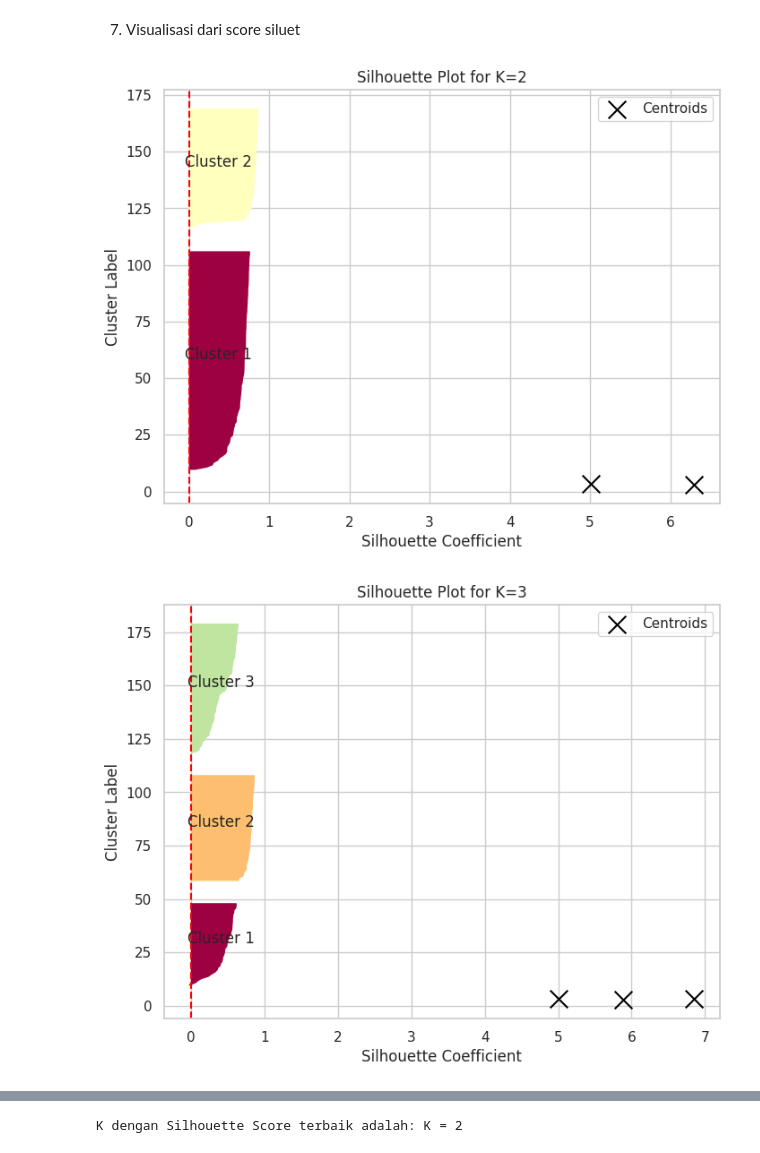
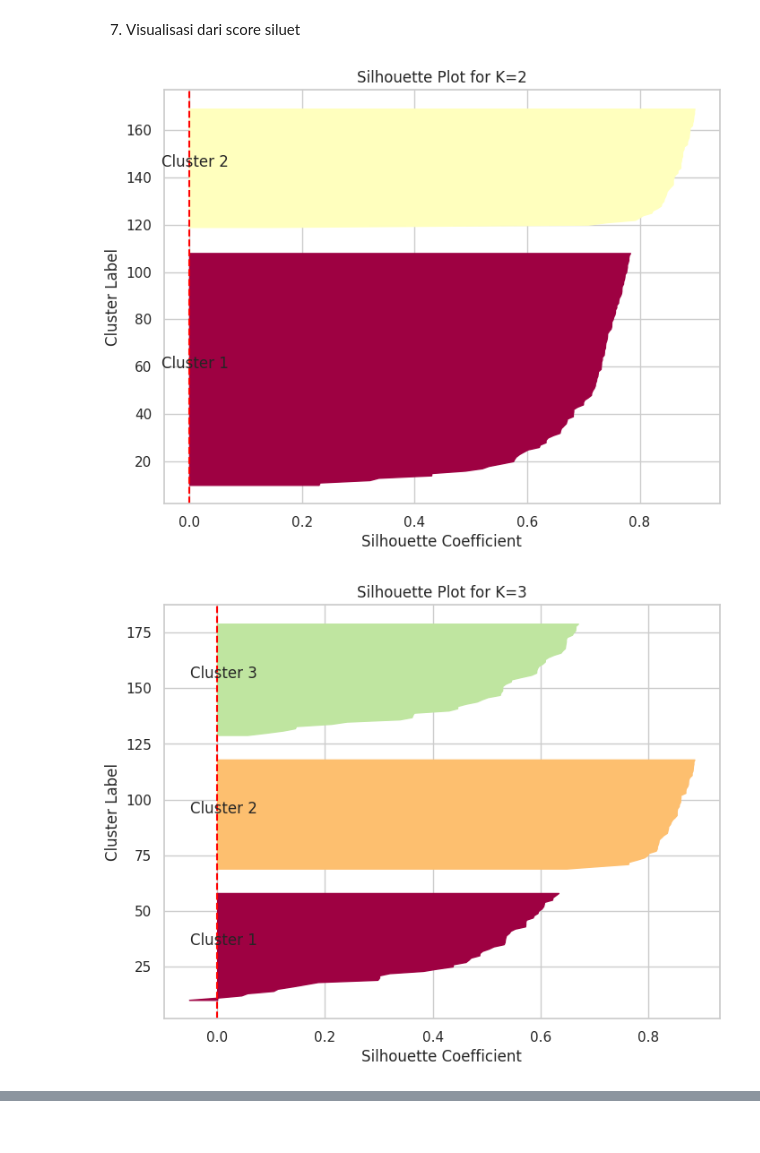
Before and after one commit to Abidayyasy/pendat, a Jupyter notebook: _sources/Bab5.ipynb, the cells around one changed output, grey strips where cells are left out. Saved outputs shown, nothing was run; the diff lists cells and outputs as text; code cells hidden in the pictures.

```diff
--- a/_sources/Bab5.ipynb
+++ b/_sources/Bab5.ipynb
@@ -483,69 +555,38 @@ from sklearn.metrics import silhouette_score, silhouette_samples
 import matplotlib.pyplot as plt
 import numpy as np
 
-# Asumsi data sudah ada di val_X (data yang digunakan untuk clustering)
+# Asumsi data sudah ada di val_X (misalnya hasil normalisasi)
 
 k_range = range(2, 5)  # Uji untuk K=2, K=3, K=4
-silhouette_scores = []
-cluster_results = {}
 
 for k in k_range:
     kmeans = KMeans(n_clusters=k, random_state=42)
     labels = kmeans.fit_predict(val_X)
 
-    # Hitung Silhouette Score
     silhouette_values = silhouette_samples(val_X, labels)
-    silhouette_scores.append(silhouette_score(val_X, labels))  # Menyimpan Silhouette Score untuk K
-
-    # Simpan hasil untuk plotting nanti
-    cluster_results[k] = {
-        'labels': labels,
-        'silhouette_values': silhouette_values,
-        'centroids': kmeans.cluster_centers_
-    }
 
     # ---- Silhouette Plot untuk K Cluster ----
     fig, ax = plt.subplots(figsize=(8, 6))
     y_lower = 10
 
-    for i in range(k):  # Loop untuk masing-masing cluster
+    for i in range(k):
         ith_cluster_silhouette_values = silhouette_values[labels == i]
         ith_cluster_silhouette_values.sort()
 
         size_cluster_i = ith_cluster_silhouette_values.shape[0]
         y_upper = y_lower + size_cluster_i
         color = plt.cm.Spectral(float(i) / k)
 
         ax.fill_betweenx(np.arange(y_lower, y_upper), 0, ith_cluster_silhouette_values, color=color)
         ax.text(-0.05, (y_lower + y_upper) / 2, f'Cluster {i + 1}', fontsize=12)
 
         y_lower = y_upper + 10
 
     ax.set_title(f"Silhouette Plot for K={k}")
     ax.set_xlabel("Silhouette Coefficient")
     ax.set_ylabel("Cluster Label")
     ax.axvline(x=0, color='red', linestyle='--')
-
-    # Centroid visualisation (titik centroid)
-    centroids = cluster_results[k]['centroids']
-    ax.scatter(centroids[:, 0], centroids[:, 1], marker='x', s=200, c='black', label='Centroids')
-
-    plt.legend(loc="best")
     plt.show()
-
-# ---- Plot Silhouette Score per K ----
-plt.figure(figsize=(8, 5))
-plt.plot(k_range, silhouette_scores, marker='o', linestyle='-', color='b')
-plt.title("Silhouette Score per K (Iris Dataset)")
-plt.xlabel("Jumlah Cluster (K)")
-plt.ylabel("Silhouette Score")
-plt.grid(True)
-plt.xticks(k_range)
-plt.show()
-
-# Tampilkan K optimal berdasarkan Silhouette Score tertinggi
-optimal_k = k_range[np.argmax(silhouette_scores)]
-print(f"\nK dengan Silhouette Score terbaik adalah: K = {optimal_k}")
 # %% [output]
-[figure, old version]
+[figure, new version]
-[figure, old version]
+[figure, new version]
@@ -554 +593,0 @@ print(f"\nK dengan Silhouette Score terbaik adalah: K = {optimal_k}")
-K dengan Silhouette Score terbaik adalah: K = 2
```
Also changed, not shown: parts of 45 cells of this notebook, 11 other files.
